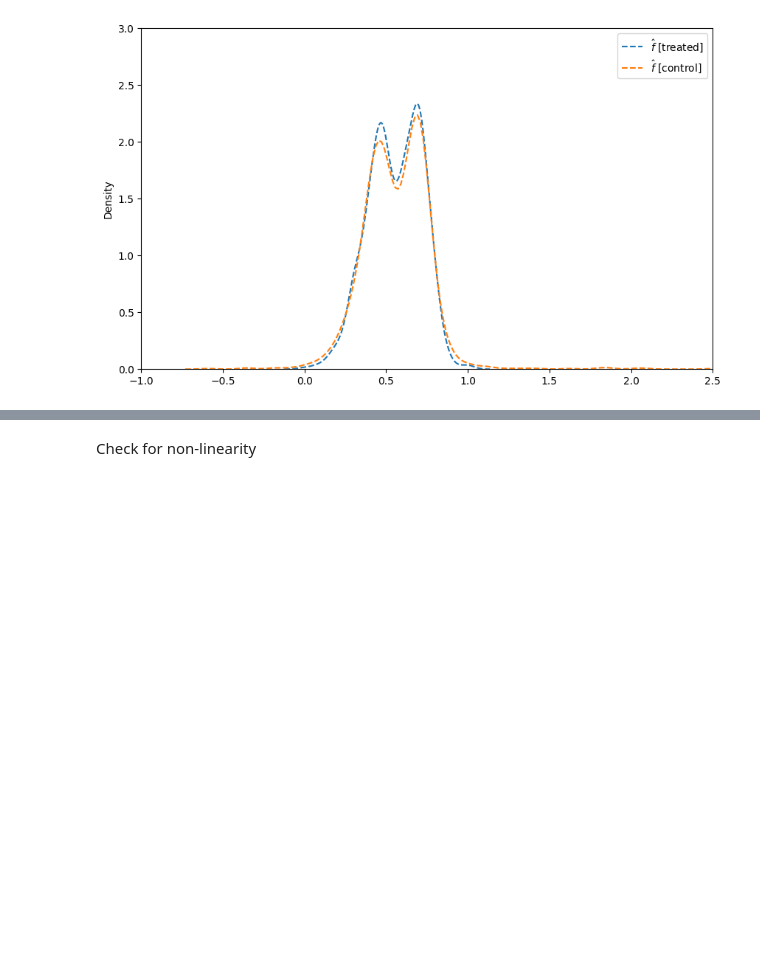
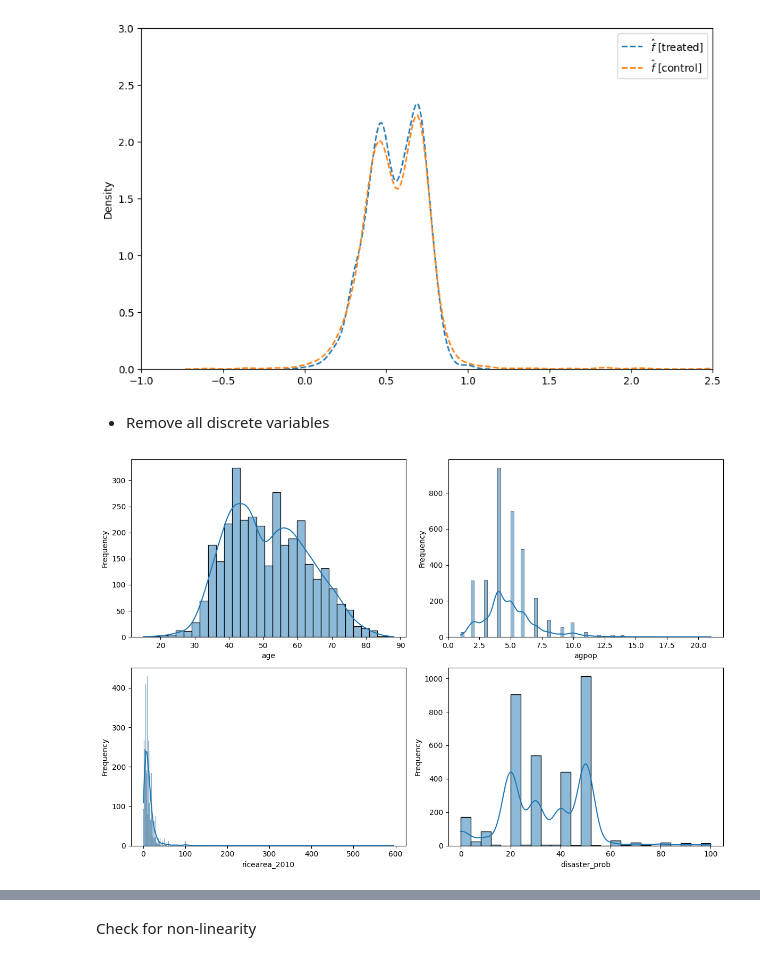
Before and after one commit to lujie-zhou/network_rkhs, a Jupyter notebook: Cai_et_al_2015/replication.ipynb, the cells around one changed output, grey strips where cells are left out. Drawn from its saved outputs; the diff is of its cells as text; code cells hidden in the pictures; blank space fills up the shorter version.

```diff
--- a/Cai_et_al_2015/replication.ipynb
+++ b/Cai_et_al_2015/replication.ipynb
@@ -245,3 +231,34 @@ plt.legend(loc=1)
 plt.show()
 # %% [output]
 [figure]
+# %% [markdown]
+- Remove all discrete variables
+# %%
+filtered_network_variables = network_variables[
+    (network_variables['delay'] == 0) |
+    ((network_variables['delay'] == 1) & (network_variables['info_none'] == 1))]
+
+#################################################################
+covariates = ['age','agpop','ricearea_2010','disaster_prob']
+################################################################
+
+filtered_network_variables = filtered_network_variables.dropna(subset=covariates+['understanding'])
+filtered_indices = filtered_network_variables.index
+
+ind = network_variables.index.isin(filtered_indices)
+filtered_G = G[ind,:][:,ind]
+
+columns_to_plot = ['age', 'agpop', 'ricearea_2010', 'disaster_prob']
+
+fig, axes = plt.subplots(nrows=2, ncols=2, figsize=(12, 8))
+axes = axes.flatten()
+
+for i, col in enumerate(columns_to_plot):
+    sns.histplot(filtered_network_variables[col], kde=True, ax=axes[i])
+    axes[i].set_xlabel(col)
+    axes[i].set_ylabel('Frequency')
+
+plt.tight_layout()
+plt.show()
+# %% [output]
+[figure, added]
```
Also changed, not shown: parts of 11 cells of this notebook.
